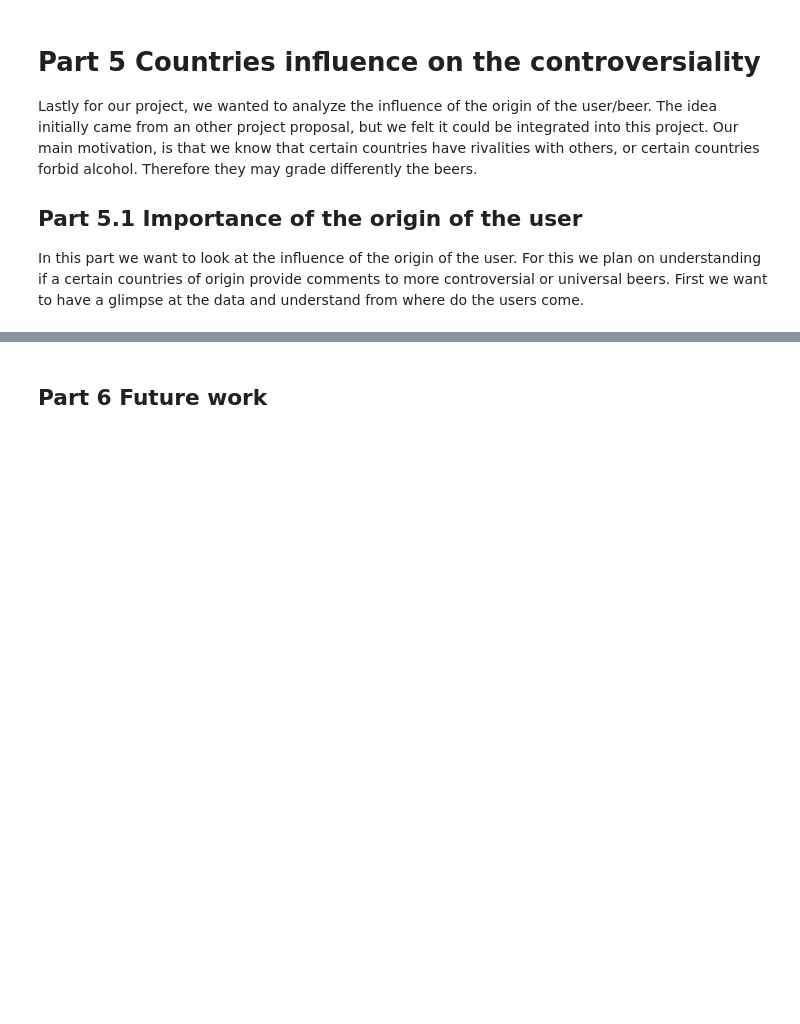
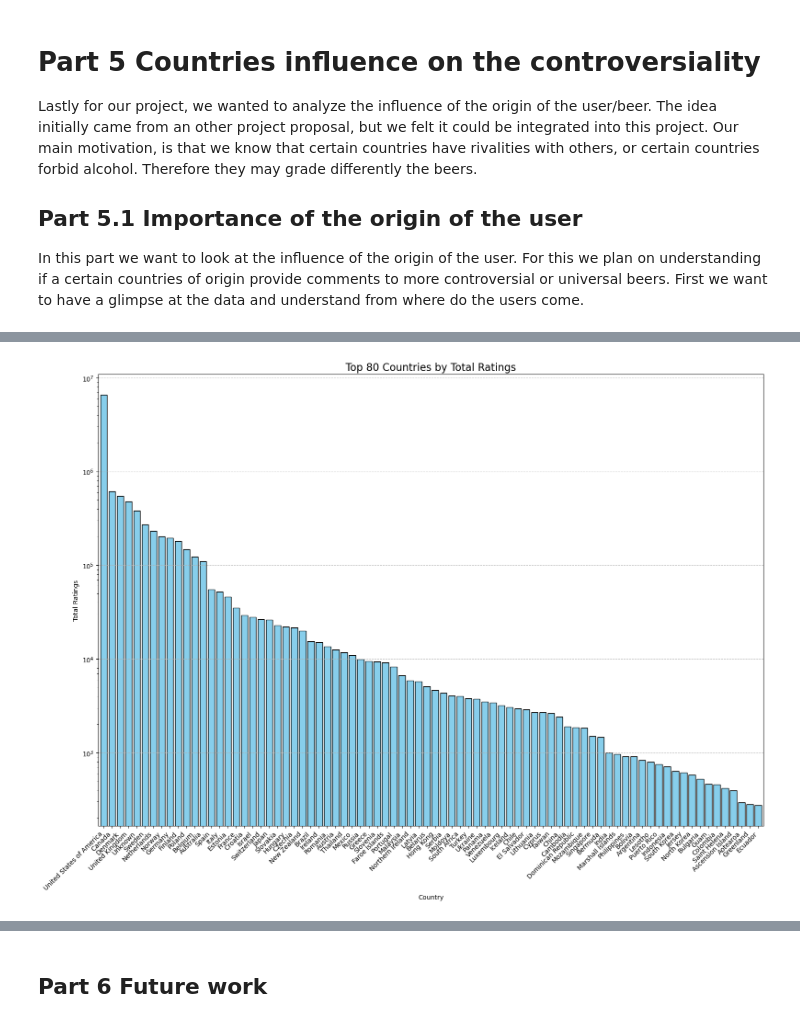
Before and after one commit to epfl-ada/ada-2024-project-abracadabra, a Jupyter notebook: analysis_final.ipynb, the cells around one changed output, grey strips where cells are left out. Saved outputs shown, nothing was run; the diff lists cells and outputs as text; code cells hidden in the pictures; blank space fills up the shorter version.

```diff
--- a/analysis_final.ipynb
+++ b/analysis_final.ipynb
@@ -430,0 +456,4 @@ plot_distribution_number_ratings_per_country_of_origin_of_user(users_df, ratings
+# %%
+plot_distribution_number_ratings_per_country_of_origin_of_user(users_df_new, beer_ratings, N = 80)
+# %% [output]
+[figure, added]
```
Also changed, not shown: parts of 22 cells of this notebook, 3 other files.
